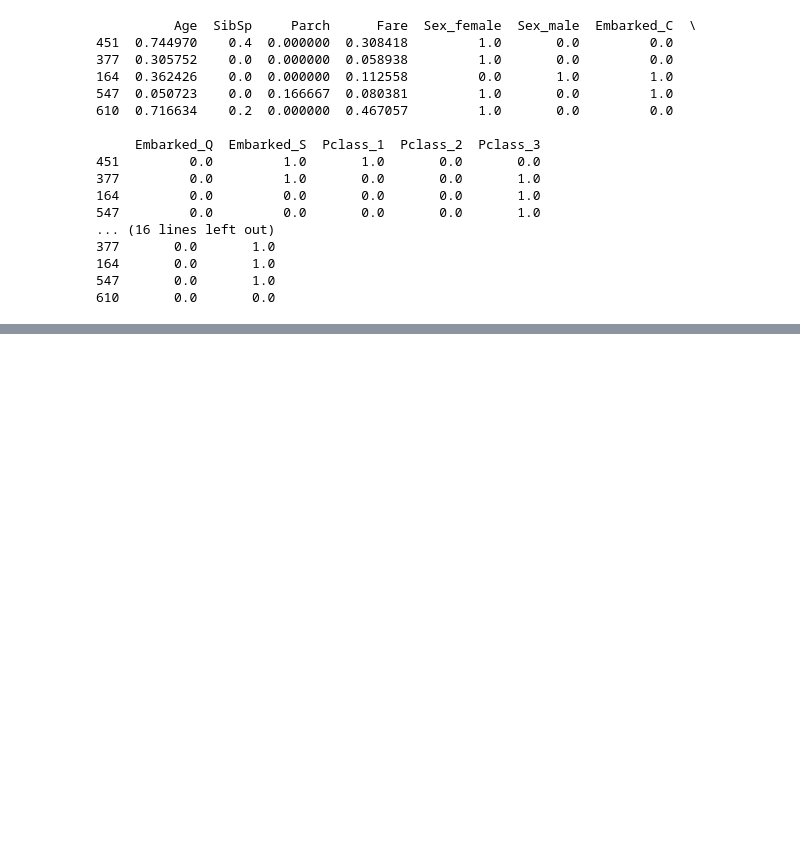
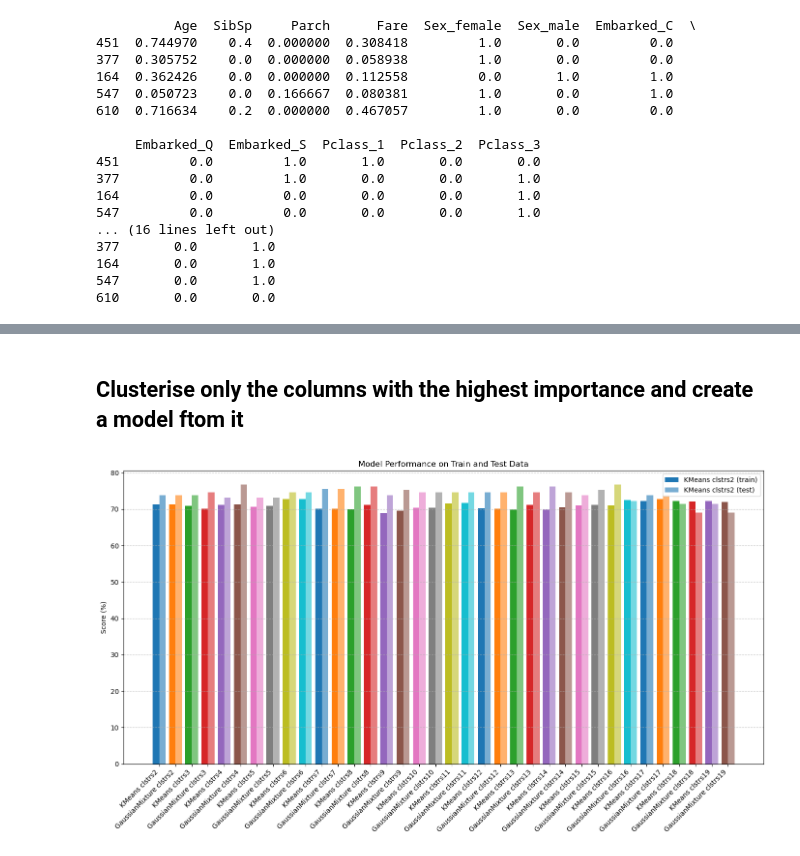
Before and after one commit to kisb-data/Titanic, a Jupyter notebook: Titanic_Clustering.ipynb, the cells around one changed output, grey strips where cells are left out. Saved outputs shown, nothing was run; the diff lists cells and outputs as text; code cells hidden in the pictures; blank space fills up the shorter version.

```diff
--- a/Titanic_Clustering.ipynb
+++ b/Titanic_Clustering.ipynb
@@ -97,0 +248,18 @@ for c in range(2,20):
+# %%
+# Columns to include in the first DataFrame
+columns_group = ['Sex_male', 'Age', 'Sex_female', 'Fare', 'Pclass_3']
+
+# Creating the first group with specified columns
+X_train_best = X_train[columns_group]
+X_test_best = X_test[columns_group]
+
+# Creating the second group with the remaining columns
+X_train_rest = X_train.drop(columns=columns_group)
+X_test_rest = X_test.drop(columns=columns_group)
+# %% [markdown]
+## Clusterise only the columns with the highest importance and create a model ftom it
+# %%
+
+optimize(X_train_best, X_test_best, y_train, y_test)
+# %% [output]
+[figure, added]
```
Also changed, not shown: parts of 23 cells of this notebook, 5 other files.
